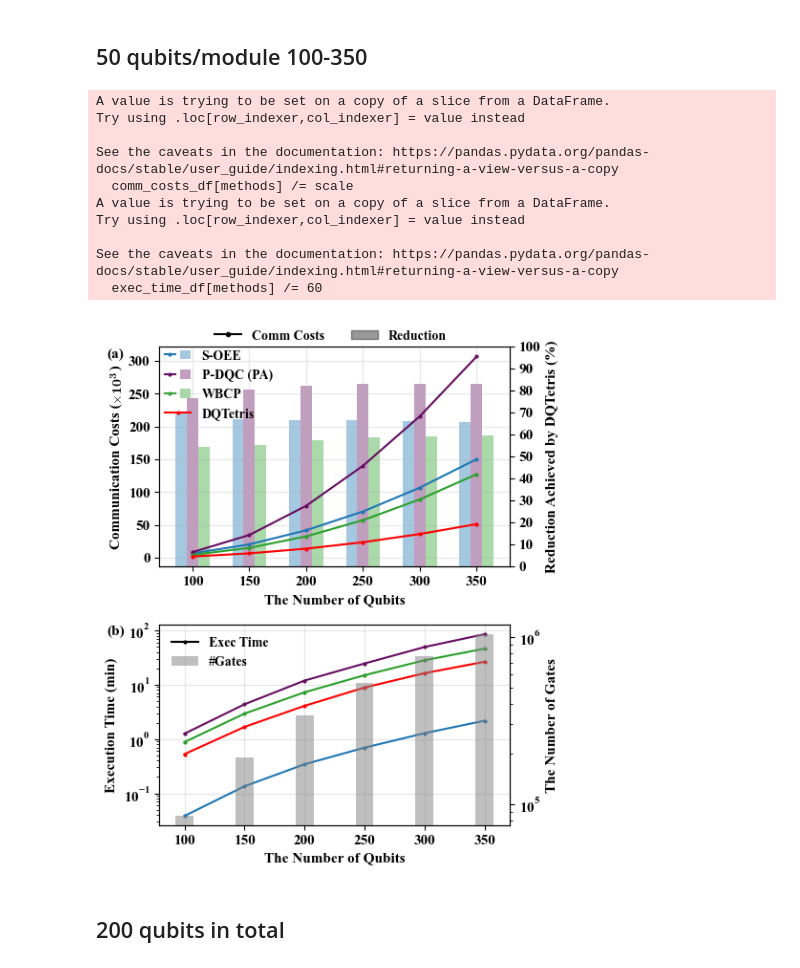
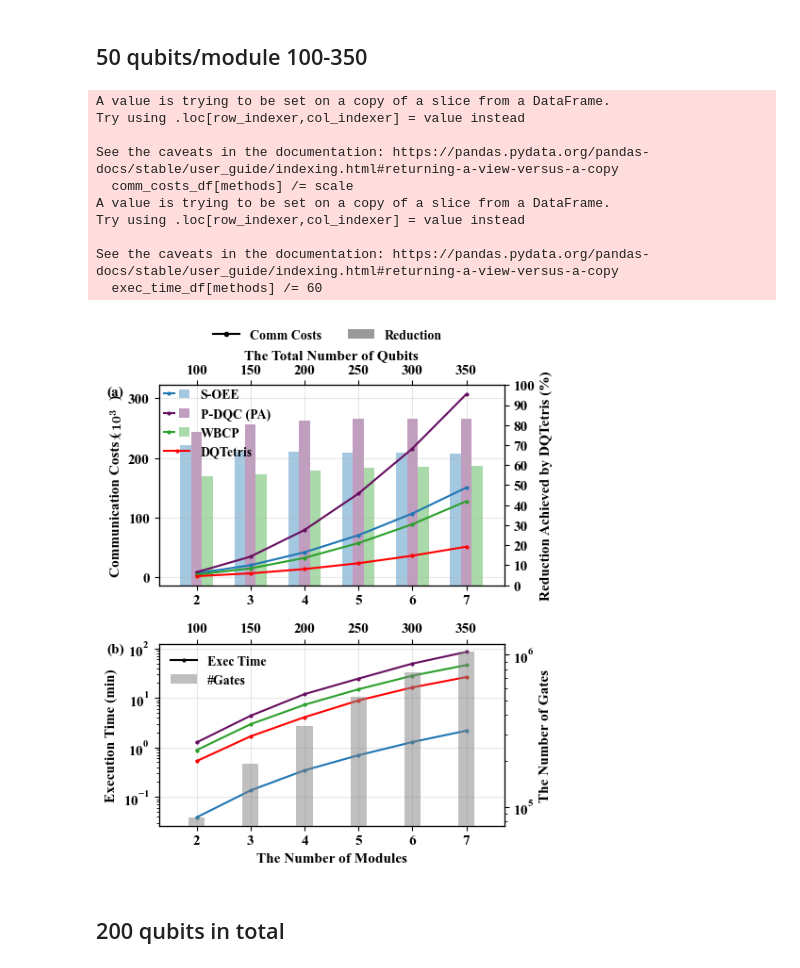
Before and after one commit to bdis-q/DQTetris, a Jupyter notebook: figs/fig.ipynb, the cells around one changed output. Cells and saved outputs as stored; diff of their text form; code cells hidden in the pictures.

```diff
--- a/figs/fig.ipynb
+++ b/figs/fig.ipynb
@@ -15,21 +15,22 @@ matplotlib.rcParams['font.weight'] = 'bold'
 matplotlib.rcParams['font.size'] = fontsize
 matplotlib.rcParams['text.usetex'] = False
 
-
 blue, orange, purple, green, red, brown = '#3b4f8b', '#F07A00', '#83639f', '#8ADFBE', '#D7281A', '#C6826B'
 yellow = '#f2a36e'#'#fbb45d'#'#EDB073'
 
 colors = {
     'edge': None,
     'line': 'black',
-    'comp': red,
     'S-OEE': '#1f77b4',
     'FGP-rOEE': '#ff7f0e',
     'WBCP': '#2ca02c',
     'P-DQC (PA)': '#660e60',
     'P-DQC (CE)': '#c7522a',
+    'AutoComm': '#03dbfc',
     'DQTetris': 'r',
 }
+
+file = 'data.xlsx'
 # %% [markdown]
 # Mergeable Depth Threshold
 # %%
@@ -136,7 +156,7 @@ plt.show()
 ## 50 qubits/module 100-350
 # %%
 # 读取 Excel 文件中的 qv_50 工作表
-file_path = 'data.xlsx'
+file_path = file
 sheetname = 'qv_50'
 df = pd.read_excel(file_path, sheet_name=sheetname)
 
@@ -168,16 +188,16 @@ all_handles = []
 all_labels = []
 
 for idx, col in enumerate(methods):
-    line, = ax1.plot(comm_costs_df['#Qubits'], comm_costs_df[col], label=col,
+    line, = ax1.plot(comm_costs_df['#Modules'], comm_costs_df[col], label=col,
                      color=colors[col], marker='.', markersize=4)
     if col!= 'DQTetris':
         # 计算 DQTetris 与其他方法相比的 reduction 百分比
         reduction = ((comm_costs_df[col] - comm_costs_df['DQTetris']) / comm_costs_df[col]) * 100
 
         # 设置柱子的宽度
-        width = 10
+        width = 0.2
 
-        bar = ax2.bar(comm_costs_df['#Qubits'] - width + idx * width, reduction, width, label=col,
+        bar = ax2.bar(comm_costs_df['#Modules'] - width + idx * width, reduction, width, label=col,
                       alpha=0.4, color=colors[col])
         # 将折线和柱子的句柄组合在一起
         all_handles.append([line, bar])
@@ -186,7 +206,17 @@ for idx, col in enumerate(methods):
     all_labels.append(col)
 
 # 设置子图(a)坐标轴标签和标题
-ax1.set_xlabel('The Number of Qubits', fontsize=fontsize, fontweight='bold')
+# ax1.set_xlabel('The Number of Modules', fontsize=fontsize, fontweight='bold')
+ax1.set_xlim(1.3, 7.7)
+ax1.set_xticks(comm_costs_df['#Modules'])
+ax1_up = ax1.twiny()
+# 设置副X轴的范围与主X轴一致
+ax1_up.set_xlim(ax1.get_xlim())
+# 设置副X轴的刻度和标签
+ax1_up.set_xticks(comm_costs_df['#Modules'])  # 使用与主X轴相同的刻度位置
+ax1_up.set_xticklabels([f'{nq:.0f}' for nq in comm_costs_df['#Qubits']], fontsize=fontsize)
+ax1_up.set_xlabel('The Total Number of Qubits', fontweight='bold', fontsize=fontsize)
+
 ax1.set_ylabel('Communication Costs (         )', fontsize=fontsize, fontweight='bold')
 ax1.text(-0.14, 0.89, r'$\mathbf{\times 10^3}$', fontsize=fontsize-1, rotation=90,
          fontweight='bold', usetex=True, ha='left', va='top', transform=ax1.transAxes)
@@ -200,17 +230,19 @@ ax2.set_yticks(np.arange(0, 101, 10))
 
 # 处理子图(a)图例中句柄的显示方式，使其左右并列
 ax2.legend([tuple(handles) for handles in all_handles], all_labels,
-           loc='upper left', bbox_to_anchor=(-0.02, 1.04),
+           loc='upper left',
+           bbox_to_anchor=(-0.02, 1.04),
            fontsize=fontsize - 1, frameon=False,
            handler_map={tuple: HandlerTuple(ndivide=None)})
 
 # 创建子图(a)新的图例元素
 line_sample = Line2D([0], [0], color='black', marker='.', label='Comm Costs')
-rectangle_sample = Rectangle((0, 0), 1, 1, color='black', alpha=0.4, label='Reduction')
+rectangle_sample = Rectangle((0, 0), 1, 1, facecolor='black', alpha=0.4, label='Reduction')
 
 # 在子图(a)的上方中间添加新的图例
-fig.legend(handles=[line_sample, rectangle_sample], loc='upper center',
-           bbox_to_anchor=(0.5, 1.015),
+fig.legend(handles=[line_sample, rectangle_sample],
+           loc='upper center',
+           bbox_to_anchor=(0.5, 1.03),
            ncol=2, fontsize=fontsize - 1, frameon=False)
 
 # 筛选出 Metrics 列为 Exec Time 的数据
@@ -220,11 +252,21 @@ exec_time_df[methods] /= 60
 
 # 子图(b)的绘制
 for col in methods:
-    ax3.semilogy(exec_time_df['#Qubits'], exec_time_df[col], label=col,
+    ax3.semilogy(exec_time_df['#Modules'], exec_time_df[col], label=col,
                  color=colors[col], marker='.', markersize=4)
 
 # 设置子图(b)坐标轴标签和标题
-ax3.set_xlabel('The Number of Qubits', fontsize=fontsize, fontweight='bold')
+ax3.set_xlim(1.3, 7.7)
+ax3.set_xticks(comm_costs_df['#Modules'])
+ax3_up = ax3.twiny()
+# 设置副X轴的范围与主X轴一致
+ax3_up.set_xlim(ax3.get_xlim())
+# 设置副X轴的刻度和标签
+ax3_up.set_xticks(comm_costs_df['#Modules'])  # 使用与主X轴相同的刻度位置
+ax3_up.set_xticklabels([f'{nq:.0f}' for nq in comm_costs_df['#Qubits']], fontsize=fontsize)
+# ax3_up.set_xlabel('The Total Number of Qubits', fontweight='bold', fontsize=fontsize)
+
+ax3.set_xlabel('The Number of Modules', fontsize=fontsize, fontweight='bold')
 ax3.set_ylabel('Execution Time (min)', fontsize=fontsize, fontweight='bold')
 ax3.tick_params(axis='y')
 ax3.grid(True, alpha=0.3)
@@ -234,9 +276,8 @@ ax3.grid(True, alpha=0.3)
 #            fontsize=fontsize - 1, frameon=False)
 
 ax4 = ax3.twinx()
-unique_qubits = df['#Qubits'].unique()
 gates_data = df[df['Metrics'] == 'Comm Costs']['#Gates'].unique()
-ax4.bar(unique_qubits, gates_data, width=15, alpha=0.5, color='gray', label='#Gates')
+ax4.bar(comm_costs_df['#Modules'], gates_data, width=0.3, alpha=0.5, color='gray', label='#Gates')
 ax4.set_ylabel('The Number of Gates', fontweight='bold', fontsize=fontsize)
 ax4.set_yscale('log')
 # ax4.legend(loc='upper left', fontsize=fontsize, frameon=False)
@@ -246,34 +287,34 @@ time_line = Line2D([0], [0], color='black', label='Time', marker='.', markersize
 
 # 获取 ax3 和 ax4 原有的图例句柄和标签
 handles_ax3, labels_ax3 = ax3.get_legend_handles_labels()
 handles_ax4, labels_ax4 = ax4.get_legend_handles_labels()
 
 # 合并句柄和标签，并添加 Time 图例
 combined_handles = [time_line] + handles_ax4 # + handles_ax3
 combined_labels = ['Exec Time'] + labels_ax4 # + labels_ax3
 
 # 创建合并后的图例
 ax4.legend(combined_handles, combined_labels, loc='upper left', fontsize=fontsize-1, frameon=False)
 
 ax1.text(-0.15, 0.95, f'({string.ascii_lowercase[0]})', transform=ax1.transAxes, fontsize=fontsize, fontweight='bold')
 ax3.text(-0.15, 0.95, f'({string.ascii_lowercase[1]})', transform=ax3.transAxes, fontsize=fontsize, fontweight='bold')
 
 # 显示图形
 plt.tight_layout()
 plt.savefig(f'{sheetname}.pdf', format='pdf', bbox_inches='tight')
 plt.show()
 # %% [output]
 A value is trying to be set on a copy of a slice from a DataFrame.
 Try using .loc[row_indexer,col_indexer] = value instead
 
 See the caveats in the documentation: https://pandas.pydata.org/pandas-docs/stable/user_guide/indexing.html#returning-a-view-versus-a-copy
   comm_costs_df[methods] /= scale
 A value is trying to be set on a copy of a slice from a DataFrame.
 Try using .loc[row_indexer,col_indexer] = value instead
 
 See the caveats in the documentation: https://pandas.pydata.org/pandas-docs/stable/user_guide/indexing.html#returning-a-view-versus-a-copy
   exec_time_df[methods] /= 60
-[figure, old version]
+[figure, new version]
 # %% [markdown]
 ## 200 qubits in total
 # %%
```
Also changed, not shown: parts of 14 cells of this notebook, 1 other file.
